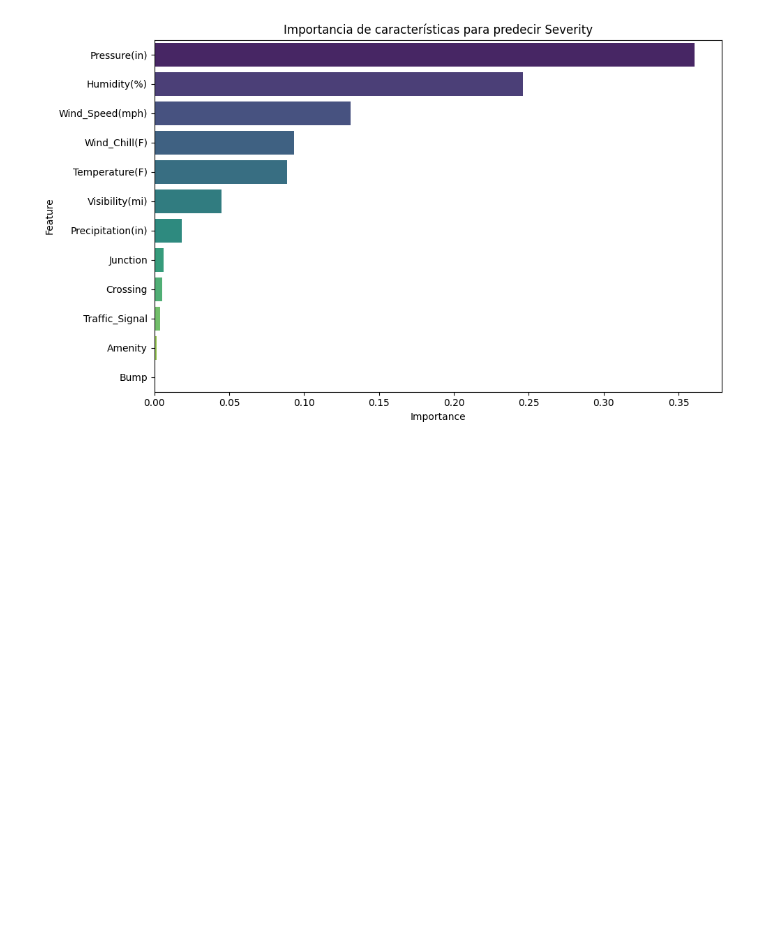
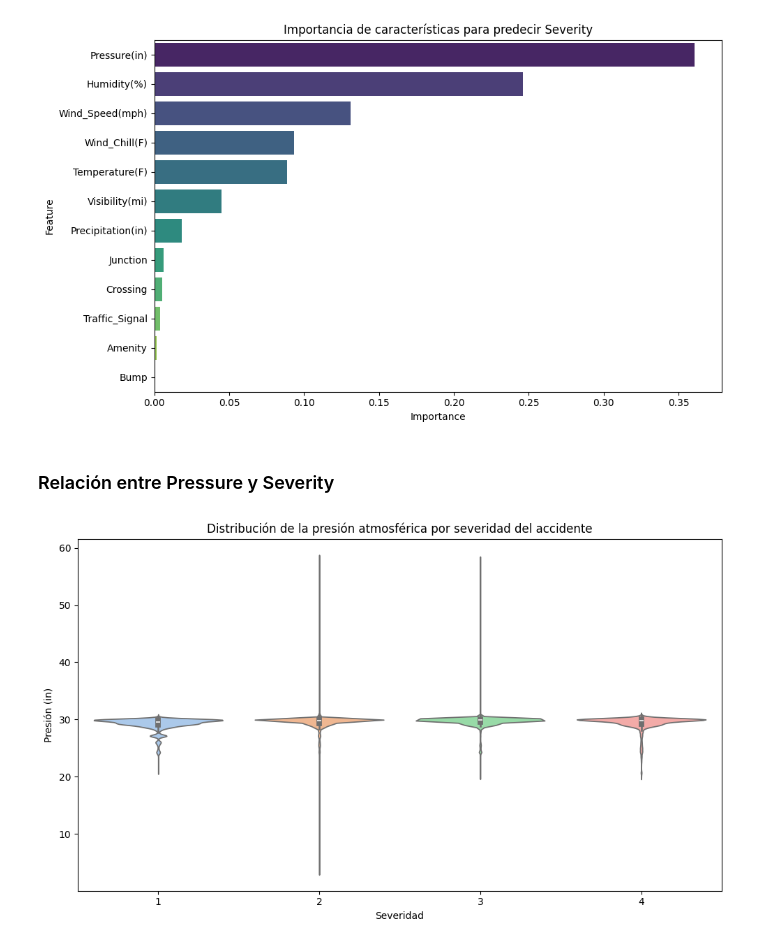
Before and after one commit to RKCbas/BigData-Apuntes, a Jupyter notebook: Proyecto Final/Proyecto Final.ipynb, the cells around one changed output. Drawn from its saved outputs; the diff is of its cells as text; code cells hidden in the pictures; blank space fills up the shorter version.

```diff
--- a/Proyecto Final/Proyecto Final.ipynb
+++ b/Proyecto Final/Proyecto Final.ipynb
@@ -1361,3 +1361,59 @@ Passing `palette` without assigning `hue` is deprecated and will be removed in v
 
   sns.barplot(data=importance_df, x="Importance", y="Feature", palette="viridis")
 [figure]
+# %% [markdown]
+### Relación entre Pressure y Severity
+# %%
+from elasticsearch import Elasticsearch, helpers
+try:
+    with Elasticsearch(host) as es:
+
+        query = {
+            "_source": ["Severity", "Pressure(in)"],
+            "query": {
+                "bool": {
+                    "must": [
+                        {"exists": {"field": "Severity"}},
+                        {"exists": {"field": "Pressure(in)"}}
+                    ]
+                }
+            }
+        }
+
+        results = helpers.scan(
+            client=es,
+            query=query,
+            index=index_name,
+            scroll="2m",
+            size=5000  # Puedes ajustarlo
+        )
+
+        # Convertir resultados en DataFrame
+        data = [doc["_source"] for doc in results]
+        df = pd.DataFrame(data)
+
+        # Asegúrate de que los datos sean numéricos y estén dentro de un rango razonable
+        df = df[(df["Pressure(in)"] > 0) & (df["Pressure(in)"] < 100)] # & = intersección de conjuntos
+        df = df[df["Severity"].notnull()]
+
+        plt.figure(figsize=(10, 6))
+        sns.violinplot(
+            data=df,
+            x="Severity",
+            y="Pressure(in)",
+            hue="Severity",
+            palette="pastel",
+            legend=False,  # Oculta la leyenda ya que es redundante
+        )
+
+        plt.title("Distribución de la presión atmosférica por severidad del accidente")
+        plt.xlabel("Severidad")
+        plt.ylabel("Presión (in)")
+        plt.tight_layout()
+        plt.show()
+
+
+except Exception as e:
+    print(f"An error occurred: {e}")
+# %% [output]
+[figure, added]
```
